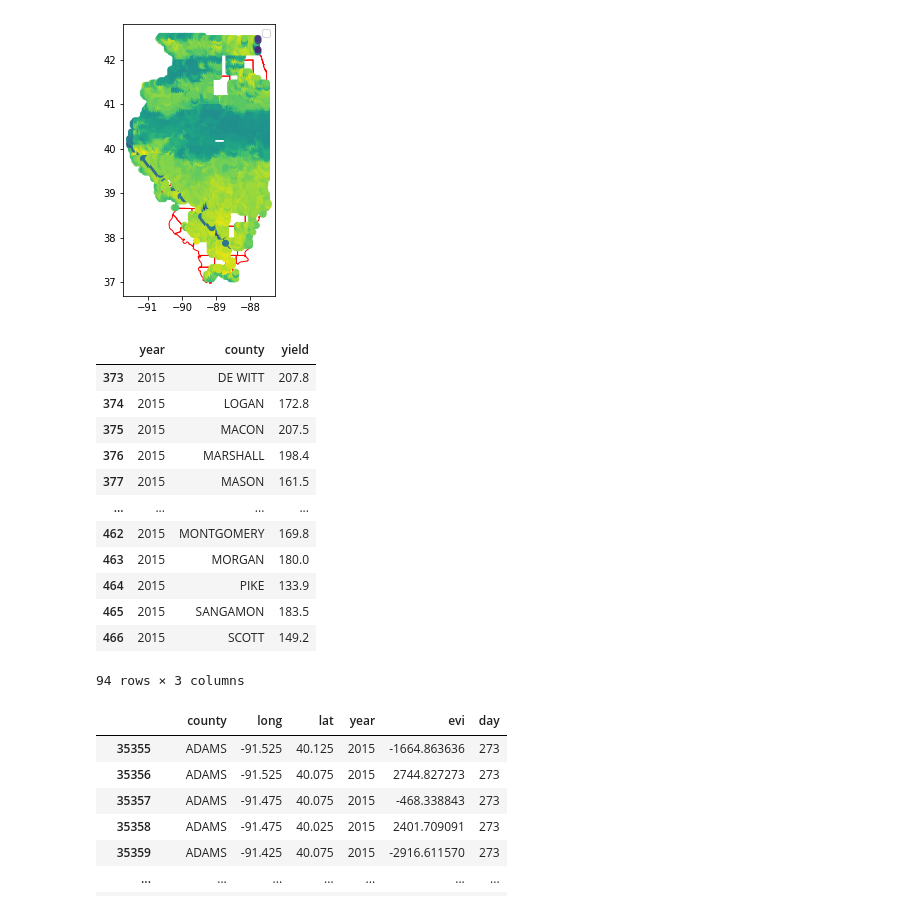
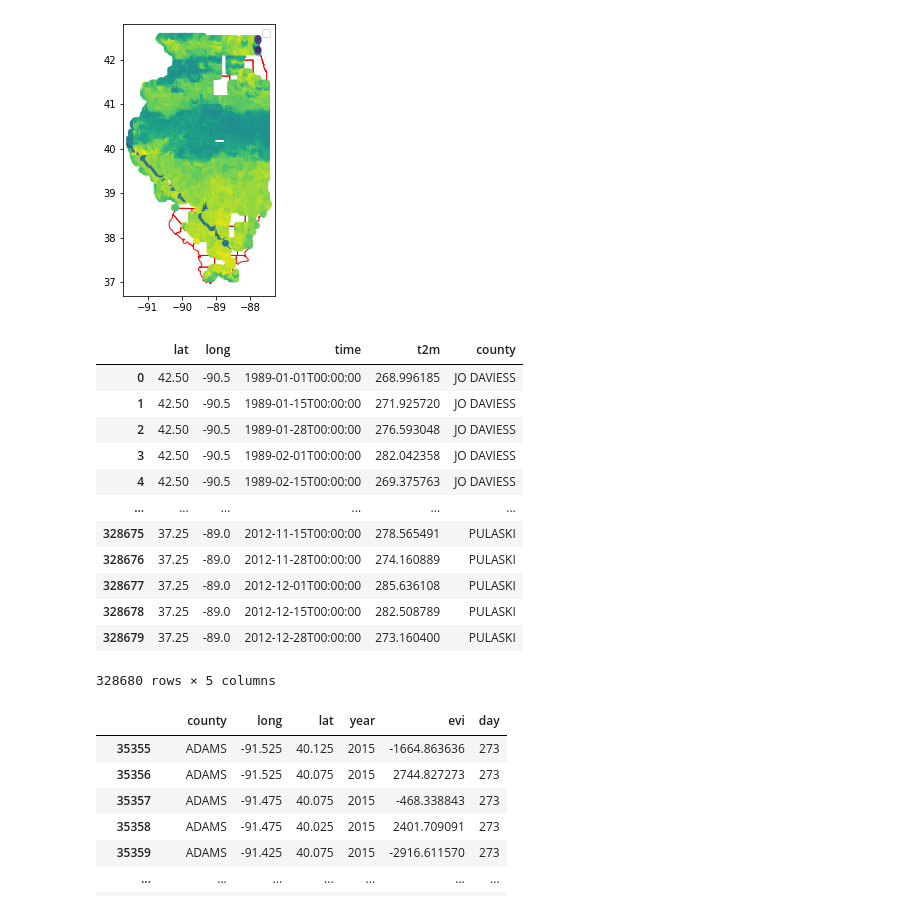
Before and after one commit to dominikrys/icdss-hackathon-2021, a Jupyter notebook: data/crops_yield/AI Hack - Crop Yield Challenge - notebook2.ipynb, the cells around one changed output. Saved outputs shown, nothing was run; the diff lists cells and outputs as text; code cells hidden in the pictures.

```diff
--- a/data/crops_yield/AI Hack - Crop Yield Challenge - notebook2.ipynb
+++ b/data/crops_yield/AI Hack - Crop Yield Challenge - notebook2.ipynb
@@ -73,23 +73,23 @@ No handles with labels found to put in legend.
 <matplotlib.legend.Legend at 0x...>
 [figure]
 # %%
-yield_crop = pd.read_csv("crops_yield/IL_yield.csv")
-yield_crop = yield_crop[yield_crop["year"]==2015]
+yield_crop = pd.read_csv("crops_yield/ERA5.csv")
+# yield_crop = yield_crop[yield_crop["year"]==2015]
 yield_crop
 # %% [output]
-|  | year | county | yield |
-| 373 | 2015 | DE WITT | 207.8 |
-| 374 | 2015 | LOGAN | 172.8 |
-| 375 | 2015 | MACON | 207.5 |
-| 376 | 2015 | MARSHALL | 198.4 |
-| 377 | 2015 | MASON | 161.5 |
-| ... | ... | ... | ... |
-| 462 | 2015 | MONTGOMERY | 169.8 |
-| 463 | 2015 | MORGAN | 180.0 |
-| 464 | 2015 | PIKE | 133.9 |
-| 465 | 2015 | SANGAMON | 183.5 |
-| 466 | 2015 | SCOTT | 149.2 |
+|  | lat | long | time | t2m | county |
+| 0 | 42.50 | -90.5 | 1989-01-01T00:00:00 | 268.996185 | JO DAVIESS |
+| 1 | 42.50 | -90.5 | 1989-01-15T00:00:00 | 271.925720 | JO DAVIESS |
+| 2 | 42.50 | -90.5 | 1989-01-28T00:00:00 | 276.593048 | JO DAVIESS |
+| 3 | 42.50 | -90.5 | 1989-02-01T00:00:00 | 282.042358 | JO DAVIESS |
+| 4 | 42.50 | -90.5 | 1989-02-15T00:00:00 | 269.375763 | JO DAVIESS |
+| ... | ... | ... | ... | ... | ... |
+| 328675 | 37.25 | -89.0 | 2012-11-15T00:00:00 | 278.565491 | PULASKI |
+| 328676 | 37.25 | -89.0 | 2012-11-28T00:00:00 | 274.160889 | PULASKI |
+| 328677 | 37.25 | -89.0 | 2012-12-01T00:00:00 | 285.636108 | PULASKI |
+| 328678 | 37.25 | -89.0 | 2012-12-15T00:00:00 | 282.508789 | PULASKI |
+| 328679 | 37.25 | -89.0 | 2012-12-28T00:00:00 | 273.160400 | PULASKI |
-94 rows × 3 columns
+328680 rows × 5 columns
 # %%
 vegetation = pd.read_csv("crops_yield/EVI.csv")
 vegetation = vegetation[vegetation["year"]==2015]
```
Also changed, not shown: 1 other file.
